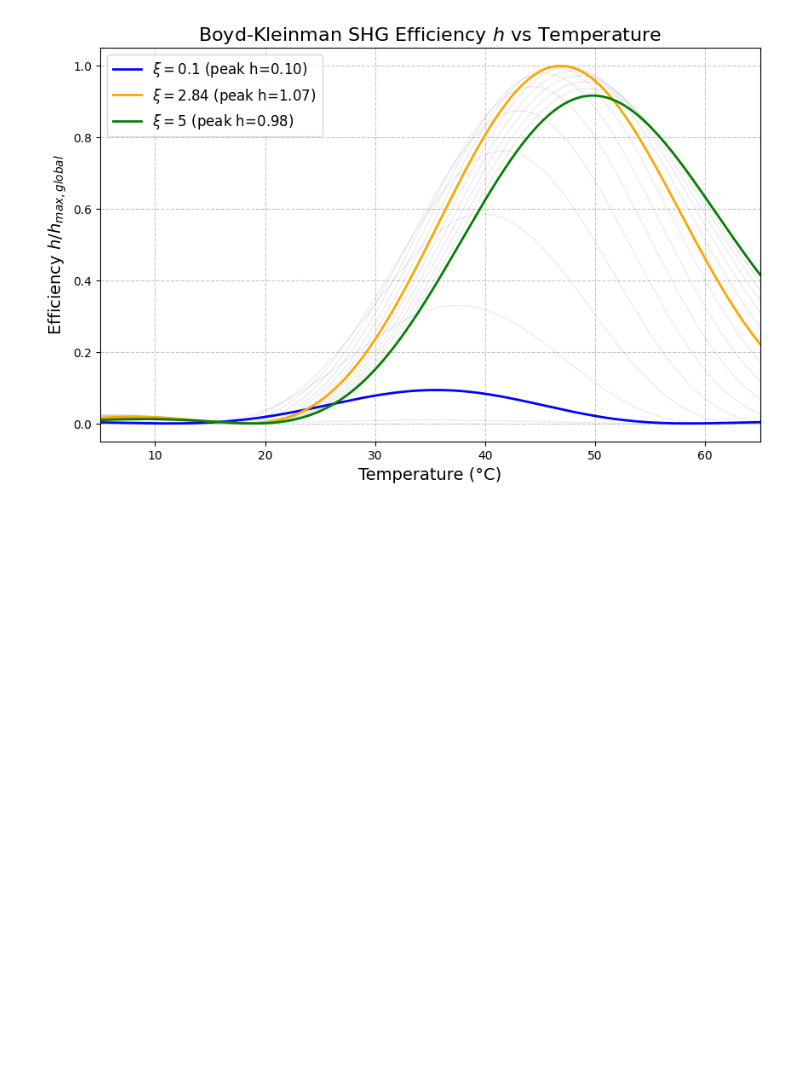
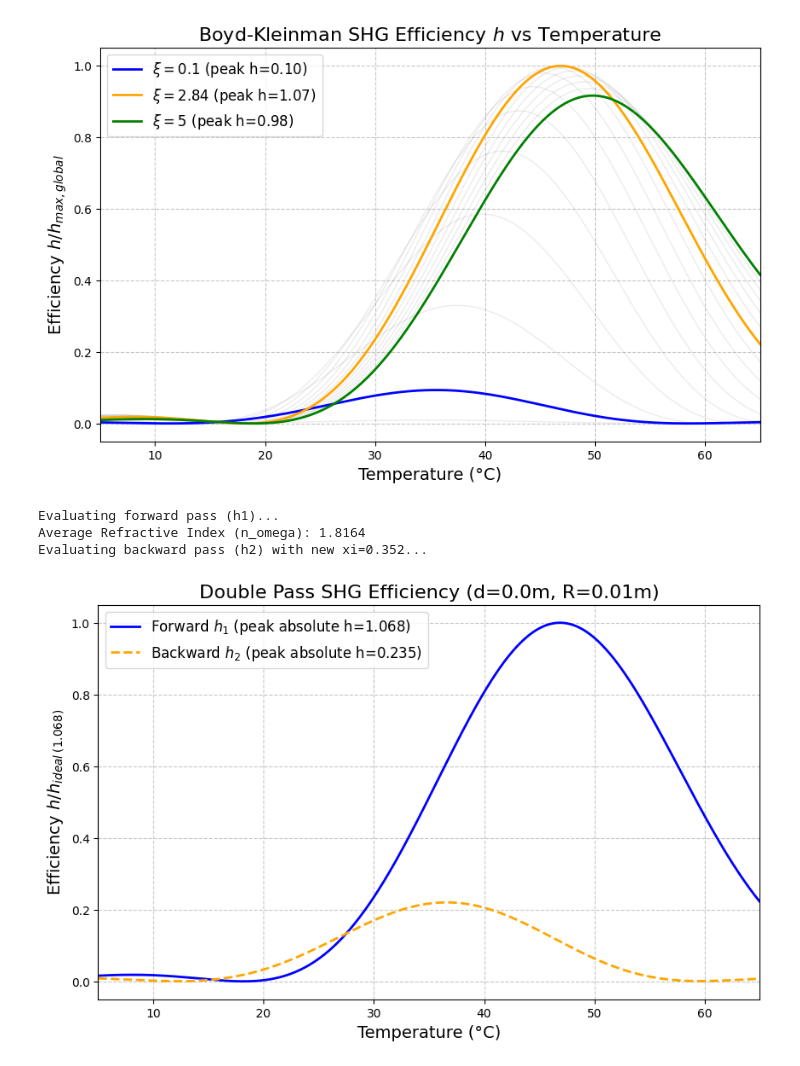
Before and after one commit to qpit/Eskild-Project-2026, a Jupyter notebook: main_document.ipynb, the cells around one changed output. Drawn from its saved outputs; the diff is of its cells as text; code cells hidden in the pictures; blank space fills up the shorter version.

Commit message:
Plotting of forward and backward propagating h.

```diff
--- a/main_document.ipynb
+++ b/main_document.ipynb
@@ -610,0 +685,32 @@ plt.show()
+# %%
+# Set physical parameters for double pass
+xi_forward = 2.84       # Boyd-Kleinman focusing parameter (optimal is ~2.84)
+n_omega = n_value_array[0,:] # Refractive indices (fundamental wavelength)
+d_distance = 0.0        # Propagation distance past the crystal face (0 if mirror is directly on the crystal)
+R_mirror = 0.01         # Radius of curvature of mirror (m)
+mus = 0
+
+# Execute the double pass logic
+T_sub, h1, h2 = calculate_double_pass_h(sim_temp_C, QPM, L, xi_forward, n_omega, d_distance, R_mirror, mus=mus)
+
+# Plotting block
+plt.figure(figsize=(10, 6))
+
+# Normalize against the absolute theoretical perfect Boyd-Kleinman efficiency
+h_max_ideal = 1.068
+
+plt.plot(T_sub, h1 / h_max_ideal, label=f'Forward $h_1$ (peak absolute h={np.max(h1):.3f})', color='blue', lw=2)
+plt.plot(T_sub, h2 / h_max_ideal, label=f'Backward $h_2$ (peak absolute h={np.max(h2):.3f})', color='orange', lw=2, linestyle='--')
+
+plt.title(f'Double Pass SHG Efficiency (d={d_distance}m, R={R_mirror}m)', fontsize=16)
+plt.xlabel('Temperature (°C)', fontsize=14)
+plt.ylabel('Efficiency $h / h_{ideal \:(1.068)}$', fontsize=14)
+plt.legend(fontsize=12)
+plt.grid(True, linestyle='--', alpha=0.7)
+plt.xlim(5, 65)
+plt.show()
+# %% [output]
+Evaluating forward pass (h1)...
+Average Refractive Index (n_omega): 1.8164
+Evaluating backward pass (h2) with new xi=0.352...
+[figure, added]
```
Also changed, not shown: parts of 1 cell of this notebook.
